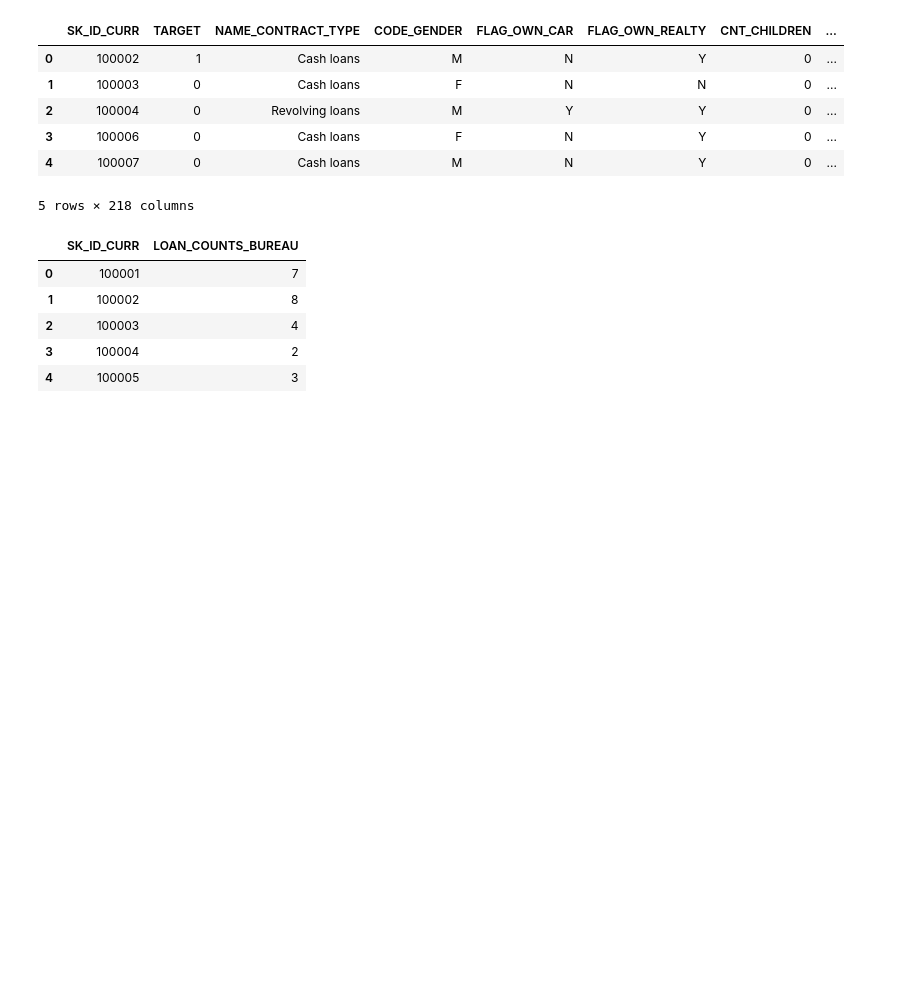
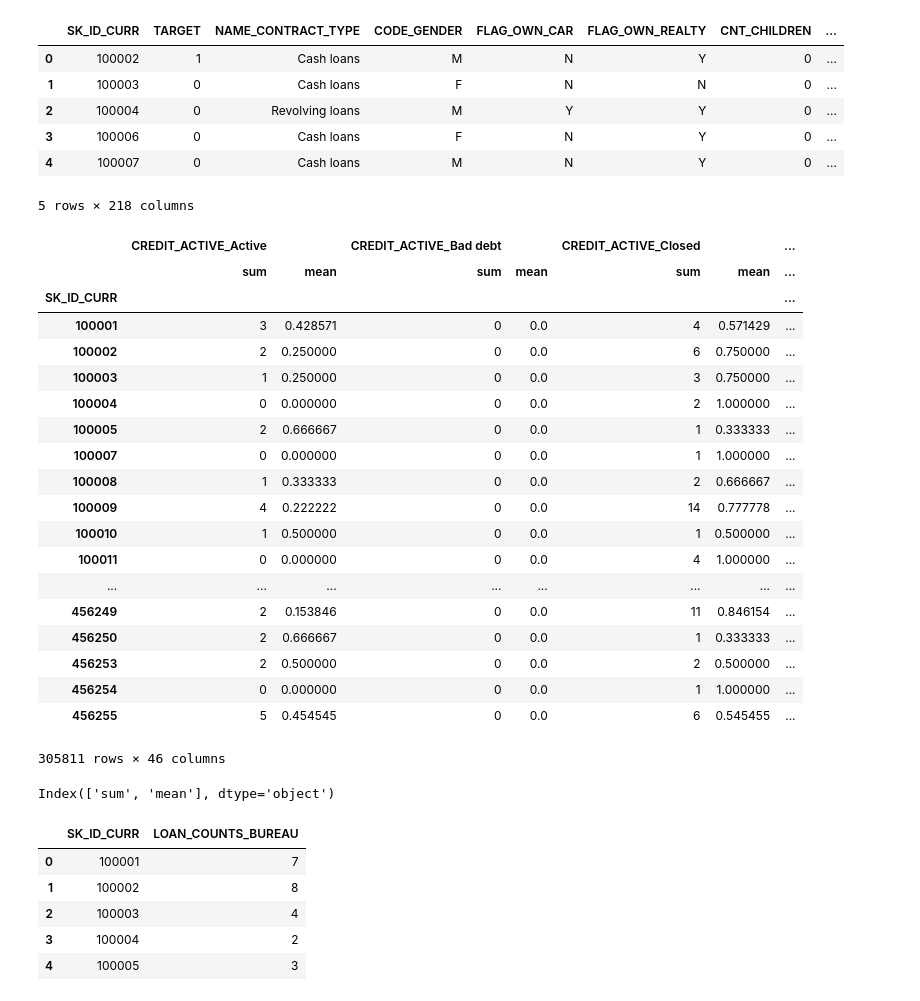
Before and after one commit to zahid1202/Credit_Default_Risk, a Jupyter notebook: Features_Engineering.ipynb, the cells around one changed output. Drawn from its saved outputs; the diff is of its cells as text; code cells hidden in the pictures; blank space fills up the shorter version.

```diff
--- a/Features_Engineering.ipynb
+++ b/Features_Engineering.ipynb
@@ -264,3 +339,33 @@ agg.target_correlation()
+# %%
+categorical_dummies = pd.get_dummies(bureau.select_dtypes("object"))
+categorical_dummies["SK_ID_CURR"] = bureau["SK_ID_CURR"]
+categorical_dummies_grouped = categorical_dummies.groupby("SK_ID_CURR").agg(["sum", "mean"])
+categorical_dummies_grouped
+# %% [output]
+|  | CREDIT_ACTIVE_Active |  | CREDIT_ACTIVE_Bad debt |  | CREDIT_ACTIVE_Closed |  | ... |
+|  | sum | mean | sum | mean | sum | mean | ... |
+| SK_ID_CURR |  |  |  |  |  |  | ... |
+| 100001 | 3 | 0.428571 | 0 | 0.0 | 4 | 0.571429 | ... |
+| 100002 | 2 | 0.250000 | 0 | 0.0 | 6 | 0.750000 | ... |
+| 100003 | 1 | 0.250000 | 0 | 0.0 | 3 | 0.750000 | ... |
+| 100004 | 0 | 0.000000 | 0 | 0.0 | 2 | 1.000000 | ... |
+| 100005 | 2 | 0.666667 | 0 | 0.0 | 1 | 0.333333 | ... |
+| 100007 | 0 | 0.000000 | 0 | 0.0 | 1 | 1.000000 | ... |
+| 100008 | 1 | 0.333333 | 0 | 0.0 | 2 | 0.666667 | ... |
+| 100009 | 4 | 0.222222 | 0 | 0.0 | 14 | 0.777778 | ... |
+| 100010 | 1 | 0.500000 | 0 | 0.0 | 1 | 0.500000 | ... |
+| 100011 | 0 | 0.000000 | 0 | 0.0 | 4 | 1.000000 | ... |
+| ... | ... | ... | ... | ... | ... | ... | ... |
+| 456249 | 2 | 0.153846 | 0 | 0.0 | 11 | 0.846154 | ... |
+| 456250 | 2 | 0.666667 | 0 | 0.0 | 1 | 0.333333 | ... |
+| 456253 | 2 | 0.500000 | 0 | 0.0 | 2 | 0.500000 | ... |
+| 456254 | 0 | 0.000000 | 0 | 0.0 | 1 | 1.000000 | ... |
+| 456255 | 5 | 0.454545 | 0 | 0.0 | 6 | 0.545455 | ... |
+305811 rows × 46 columns
+# %%
+categorical_dummies_grouped.columns.levels[1]
+# %% [output]
+Index(['sum', 'mean'], dtype='object')
 # %%
 # creating a column whose values are number of previous loans in the bureau.
 loan_counts_previous = bureau.groupby("SK_ID_CURR", as_index = False)["SK_ID_BUREAU"].count().rename(
```
Also changed, not shown: parts of 8 cells of this notebook.
